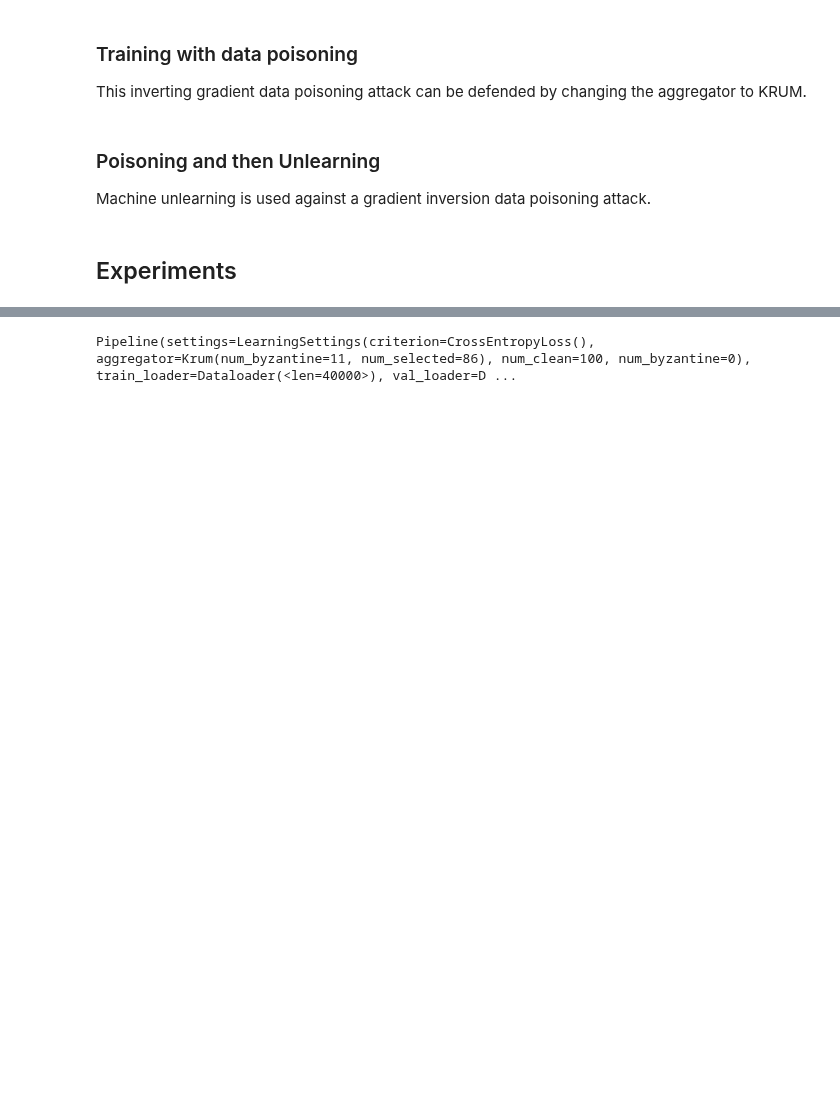
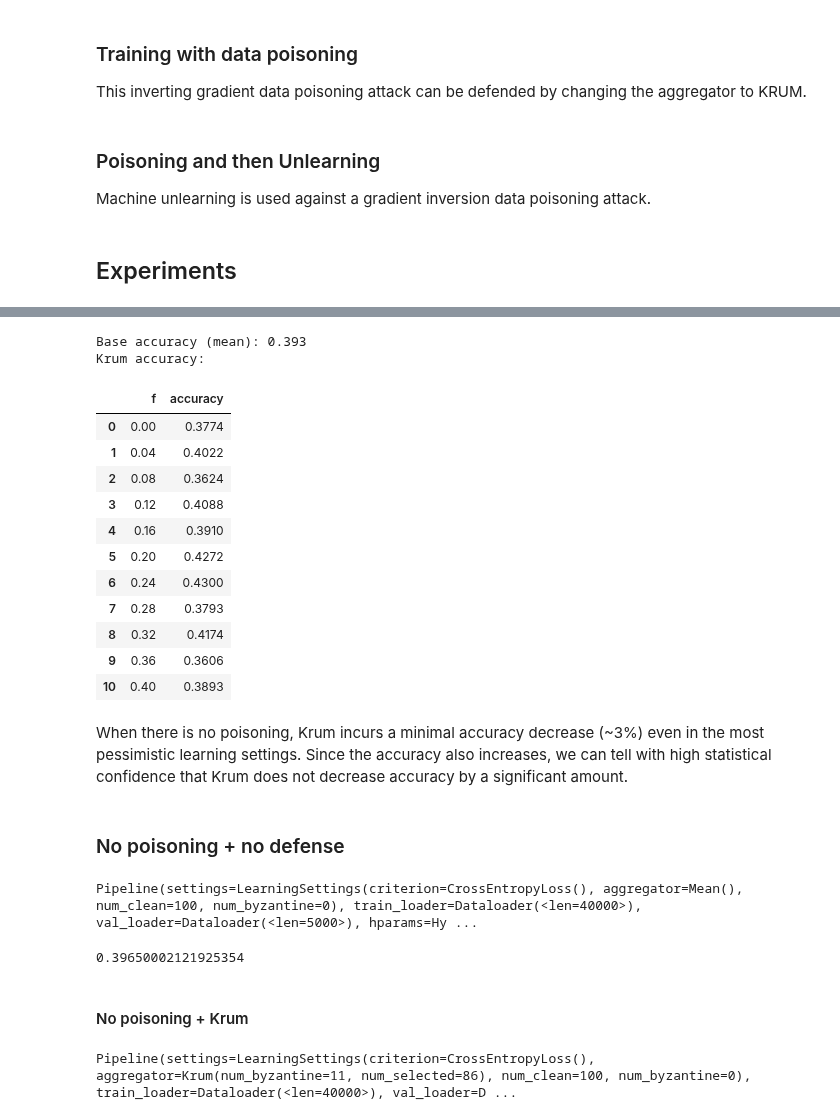
Before and after one commit to AI-Safety-X2023/playground, a Jupyter notebook: implementations/projects/poisoning/inverting_gradient_attack_cookbook.ipynb, the cells around one changed output, grey strips where cells are left out. Cells and saved outputs as stored; diff of their text form; code cells hidden in the pictures; blank space fills up the shorter version.

```diff
--- a/implementations/projects/poisoning/inverting_gradient_attack_cookbook.ipynb
+++ b/implementations/projects/poisoning/inverting_gradient_attack_cookbook.ipynb
@@ -279,0 +285,33 @@ def poison_and_unlearn(
+# %%
+def assess_krum(
+        model_factory: type[nn.Module],
+        training_hparams = dict(epochs=1),
+        n_points: int = 11,
+    ) -> tuple[float, pd.DataFrame]:
+
+    def baseline() -> float:
+        model, _ = train(
+            model_factory,
+            aggregator = Mean(),
+            training_hparams = training_hparams,
+            quicktesting=False,
+        )
+        return compute_accuracy(model)
+
+    def eval_krum_with_poison_factor(f: float) -> float:
+        model, _ = train(
+            model_factory,
+            aggregator = Krum.with_learning_settings(batch_size, alpha = f),
+            training_hparams = training_hparams,
+            quicktesting=False,
+        )
+        clear_output(wait=True)
+        return compute_accuracy(model)
+
+    base_acc = baseline()
+
+    x_f = np.linspace(0.0, 0.4, n_points)
+    y_accuracy = np.vectorize(eval_krum_with_poison_factor)(x_f)
+
+    df = pd.DataFrame({'f': x_f, 'accuracy': y_accuracy})
+    return base_acc, df
@@ -280,3 +337,41 @@ def poison_and_unlearn(
+# %%
+print(f"Base accuracy (mean): {base_acc:.3}")
+print(f"Krum accuracy:")
+x_f_y_acc
+# %% [output]
+Base accuracy (mean): 0.393
+Krum accuracy:
+|  | f | accuracy |
+| 0 | 0.00 | 0.3774 |
+| 1 | 0.04 | 0.4022 |
+| 2 | 0.08 | 0.3624 |
+| 3 | 0.12 | 0.4088 |
+| 4 | 0.16 | 0.3910 |
+| 5 | 0.20 | 0.4272 |
+| 6 | 0.24 | 0.4300 |
+| 7 | 0.28 | 0.3793 |
+| 8 | 0.32 | 0.4174 |
+| 9 | 0.36 | 0.3606 |
+| 10 | 0.40 | 0.3893 |
+# %% [markdown]
+When there is no poisoning, Krum incurs a minimal accuracy decrease (~3%) even in the most pessimistic learning settings. Since the accuracy also increases, we can tell with high statistical confidence that Krum does not decrease accuracy by a significant amount.
+# %% [markdown]
+### No poisoning + no defense
+# %%
+model, train_results = train(
+    ShuffleNetV2,
+    aggregator = Mean(),
+    training_hparams = dict(epochs=1),
+    quicktesting=False,
+)
+# %% [output]
+Pipeline(settings=LearningSettings(criterion=CrossEntropyLoss(), aggregator=Mean(), num_clean=100, num_byzantine=0), train_loader=Dataloader(<len=40000>), val_loader=Dataloader(<len=5000>), hparams=Hy ...
+# %%
+compute_accuracy(model)
+# %% [output]
+0.39650002121925354
+# %% [markdown]
+#### No poisoning + Krum
 # %%
 model, train_results = train(
     ShuffleNetV2,
```
Also changed, not shown: parts of 9 cells of this notebook.
